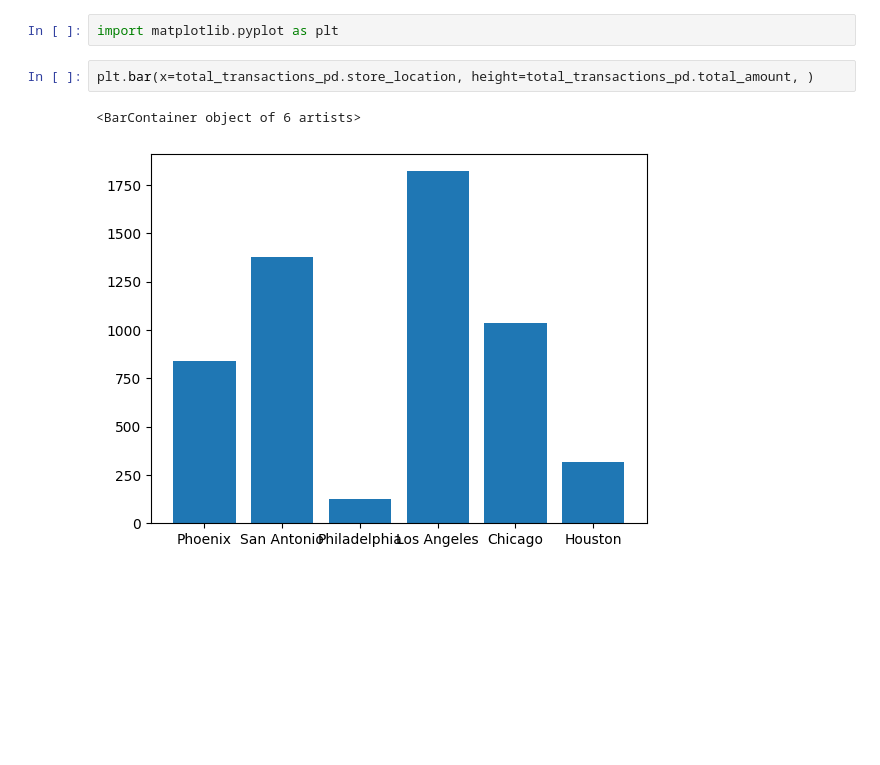
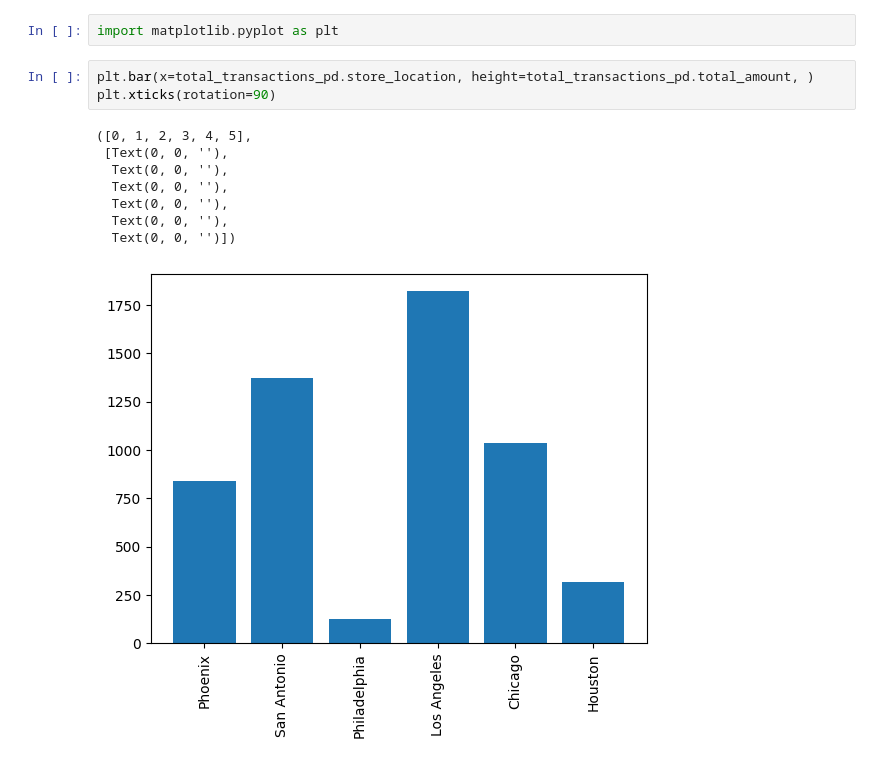
Before and after one commit to Hilary-Smith-98/stream-processing-template, a Jupyter notebook: retail_examples/notebook_pyspark_retail.ipynb, the cells around one changed output. Drawn from its saved outputs; the diff is of its cells as text; blank space fills up the shorter version.

```diff
--- a/retail_examples/notebook_pyspark_retail.ipynb
+++ b/retail_examples/notebook_pyspark_retail.ipynb
@@ -162,6 +162,13 @@ total_transactions_pd
 import matplotlib.pyplot as plt
 # %%
 plt.bar(x=total_transactions_pd.store_location, height=total_transactions_pd.total_amount, )
+plt.xticks(rotation=90)
 # %% [output]
-<BarContainer object of 6 artists>
+([0, 1, 2, 3, 4, 5],
+ [Text(0, 0, ''),
+  Text(0, 0, ''),
+  Text(0, 0, ''),
+  Text(0, 0, ''),
+  Text(0, 0, ''),
+  Text(0, 0, '')])
-[figure, old version]
+[figure, new version]
```
Also changed, not shown: parts of 3 cells of this notebook.
